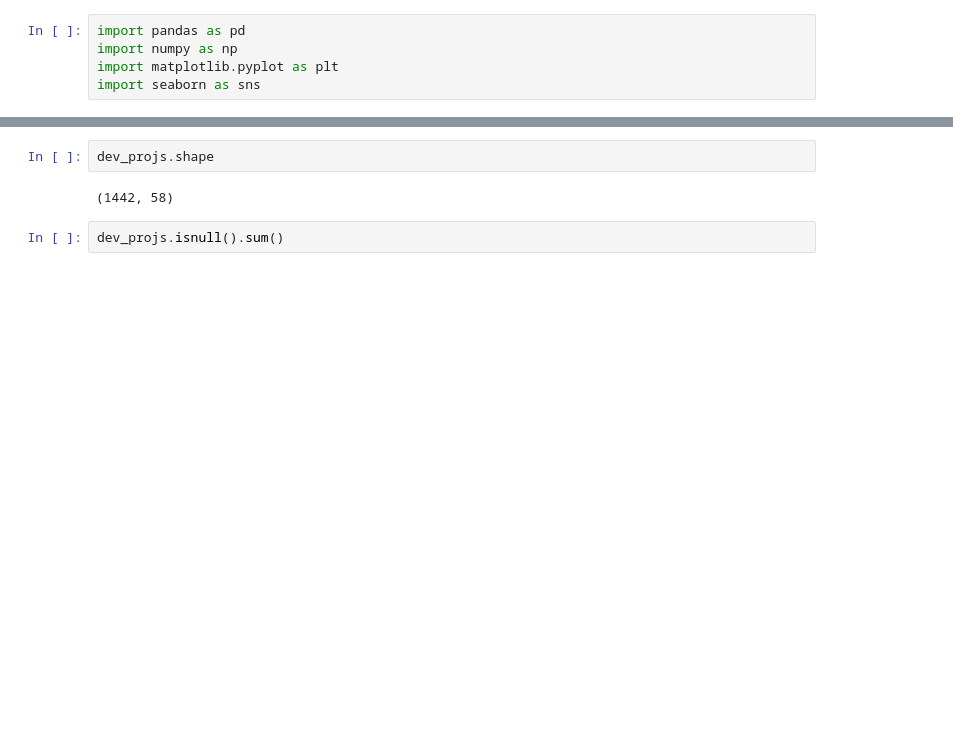
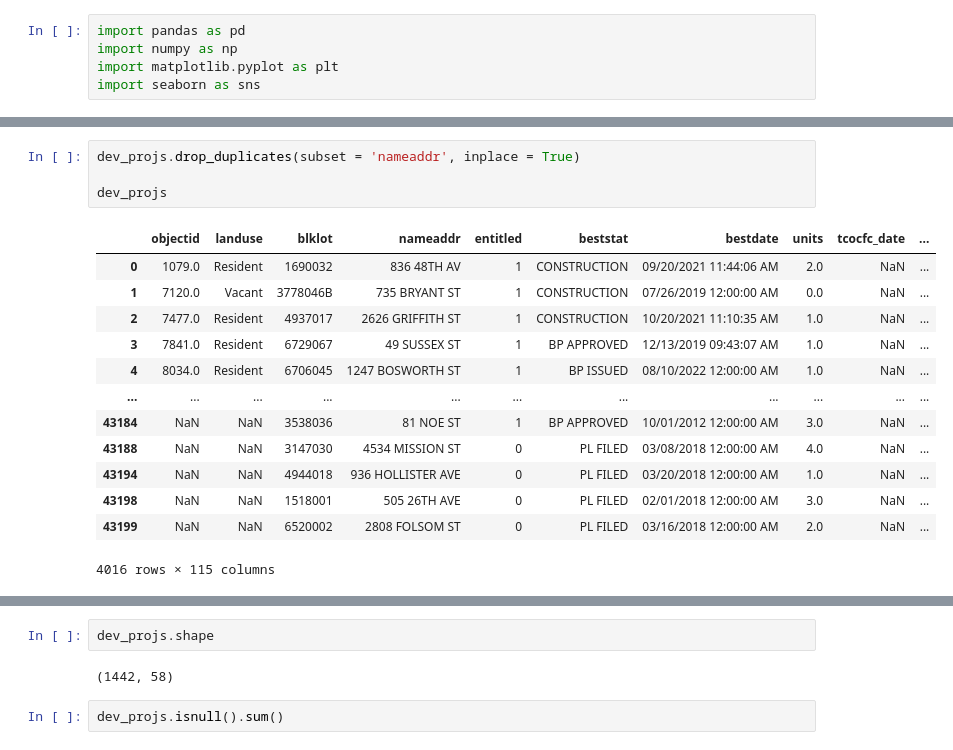
Before and after one commit to joeynotaro/sf-affordable-housing, a Jupyter notebook: eda.ipynb, the cells around one changed output, grey strips where cells are left out. Drawn from its saved outputs; the diff is of its cells as text; blank space fills up the shorter version.

```diff
--- a/eda.ipynb
+++ b/eda.ipynb
@@ -17,0 +249,18 @@ dev_projs.head()
+# %%
+dev_projs.drop_duplicates(subset = 'nameaddr', inplace = True)
+
+dev_projs
+# %% [output]
+|  | objectid | landuse | blklot | nameaddr | entitled | beststat | bestdate | units | tcocfc_date | ... |
+| 0 | 1079.0 | Resident | 1690032 | 836 48TH AV | 1 | CONSTRUCTION | 09/20/2021 11:44:06 AM | 2.0 | NaN | ... |
+| 1 | 7120.0 | Vacant | 3778046B | 735 BRYANT ST | 1 | CONSTRUCTION | 07/26/2019 12:00:00 AM | 0.0 | NaN | ... |
+| 2 | 7477.0 | Resident | 4937017 | 2626 GRIFFITH ST | 1 | CONSTRUCTION | 10/20/2021 11:10:35 AM | 1.0 | NaN | ... |
+| 3 | 7841.0 | Resident | 6729067 | 49 SUSSEX ST | 1 | BP APPROVED | 12/13/2019 09:43:07 AM | 1.0 | NaN | ... |
+| 4 | 8034.0 | Resident | 6706045 | 1247 BOSWORTH ST | 1 | BP ISSUED | 08/10/2022 12:00:00 AM | 1.0 | NaN | ... |
+| ... | ... | ... | ... | ... | ... | ... | ... | ... | ... | ... |
+| 43184 | NaN | NaN | 3538036 | 81 NOE ST | 1 | BP APPROVED | 10/01/2012 12:00:00 AM | 3.0 | NaN | ... |
+| 43188 | NaN | NaN | 3147030 | 4534 MISSION ST | 0 | PL FILED | 03/08/2018 12:00:00 AM | 4.0 | NaN | ... |
+| 43194 | NaN | NaN | 4944018 | 936 HOLLISTER AVE | 0 | PL FILED | 03/20/2018 12:00:00 AM | 1.0 | NaN | ... |
+| 43198 | NaN | NaN | 1518001 | 505 26TH AVE | 0 | PL FILED | 02/01/2018 12:00:00 AM | 3.0 | NaN | ... |
+| 43199 | NaN | NaN | 6520002 | 2808 FOLSOM ST | 0 | PL FILED | 03/16/2018 12:00:00 AM | 2.0 | NaN | ... |
+4016 rows × 115 columns
```
Also changed, not shown: parts of 26 cells of this notebook, 3 other files.
